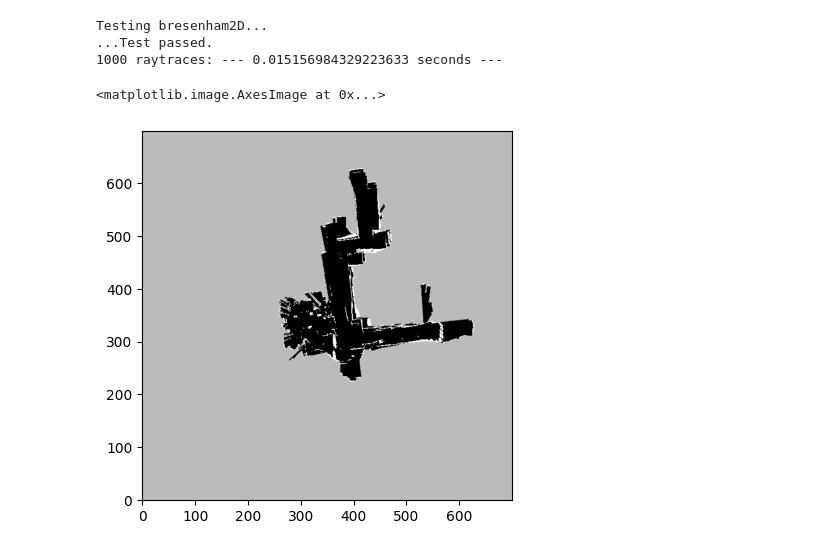
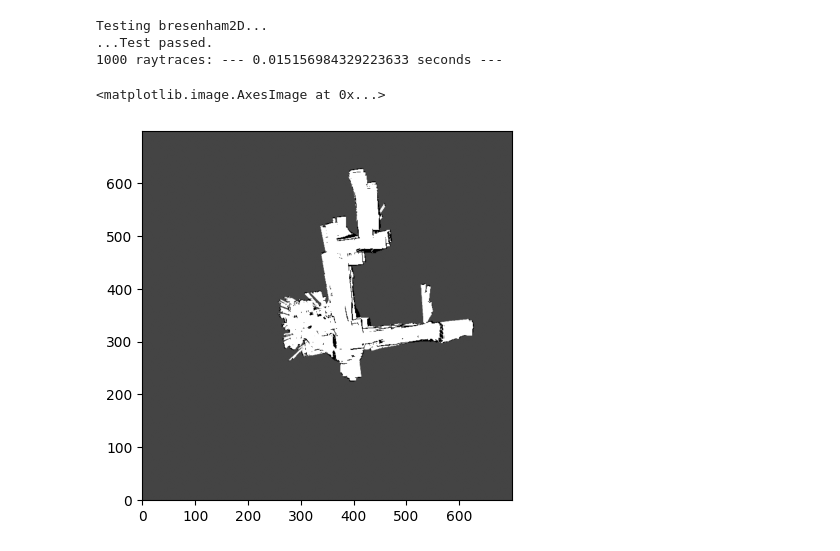
Before and after one commit to pedramaghazadeh/ECE276a, a Jupyter notebook: Project2/code/part3.ipynb, the cells around one changed output. Saved outputs shown, nothing was run; the diff lists cells and outputs as text; code cells hidden in the pictures.

```diff
--- a/Project2/code/part3.ipynb
+++ b/Project2/code/part3.ipynb
@@ -45,20 +47,18 @@ def image_to_pc(bgr_img, disp_img):
 
     uv1 = np.vstack([j_idxs, i_idxs, np.ones_like(i_idxs)])
     K = np.array([[585.05, 0, 242.94],
-                [0, 585.05, 315.84],
-                [0, 0, 1]])
+                  [0, 585.05, 315.84],
+                  [0, 0, 1]])
 
-    # project images to 3d points
+    # Project images to 3d points
     points = depth.flatten() * (np.linalg.inv(K) @ uv1)
 
     oRr = np.array([[0, -1, 0],
-                [0, 0, -1],
-                [1, 0, 0]])
+                    [0, 0, -1],
+                    [1, 0, 0]])
     # We want rRo because we have points in optical frame and want to move them to the regular frame.
     points = oRr.T @ points
 
-    Kinect_offset = np.array([0.18, 0.005, 0.36])
-    points = points - Kinect_offset[:, None]
     return points, colors
 # %% [markdown]
 Testing the projection in the easiest scenario
@@ -210,32 +210,32 @@ for i in tqdm(range(len(pc))):
     current_pc = current_pose @ current_pc
     current_pc = current_pc[:3]
     # Current Coorinates in the world frame
     x_world = int(current_pose[0, 3] * ratio + center)
     y_world = int(current_pose[1, 3] * ratio + center)
     trajectory.append([x_world, y_world])
     # Creating the occupancy map
     for j in range(current_pc.shape[1]):
         x = int(current_pc[0, j] * ratio + center)
         y = int(current_pc[1, j] * ratio + center)
         # Using Bresnham to find rays
         rays = bresenham2D(x_world, y_world, x, y).T
         # Free rays
         for ray in rays:
             x_ray, y_ray = ray
             odds_map[int(y_ray), int(x_ray), 0] -= log
         # Occupied cell
         odds_map[int(y), int(x), 0] += 2 * log
 
     odds_map = np.clip(odds_map, min_odds, max_odds)
 
     # Last frame
     if i != len(pc) - 1:
         current_pose = poses[i] # Poses are accumulated from the first frame
 
 # Converting the odds map to the occupancy map
-occupancy_map = 1 - 1 / (1 + np.exp(odds_map))
+occupancy_map = 1 / (1 + np.exp(odds_map))
 # Visualizing the occupancy map
 plt.imshow(occupancy_map, cmap='gray', origin='lower')
 # %% [output]
 <matplotlib.image.AxesImage at 0x...>
-[figure, old version]
+[figure, new version]
```
Also changed, not shown: parts of 11 cells of this notebook, 1 other file.
